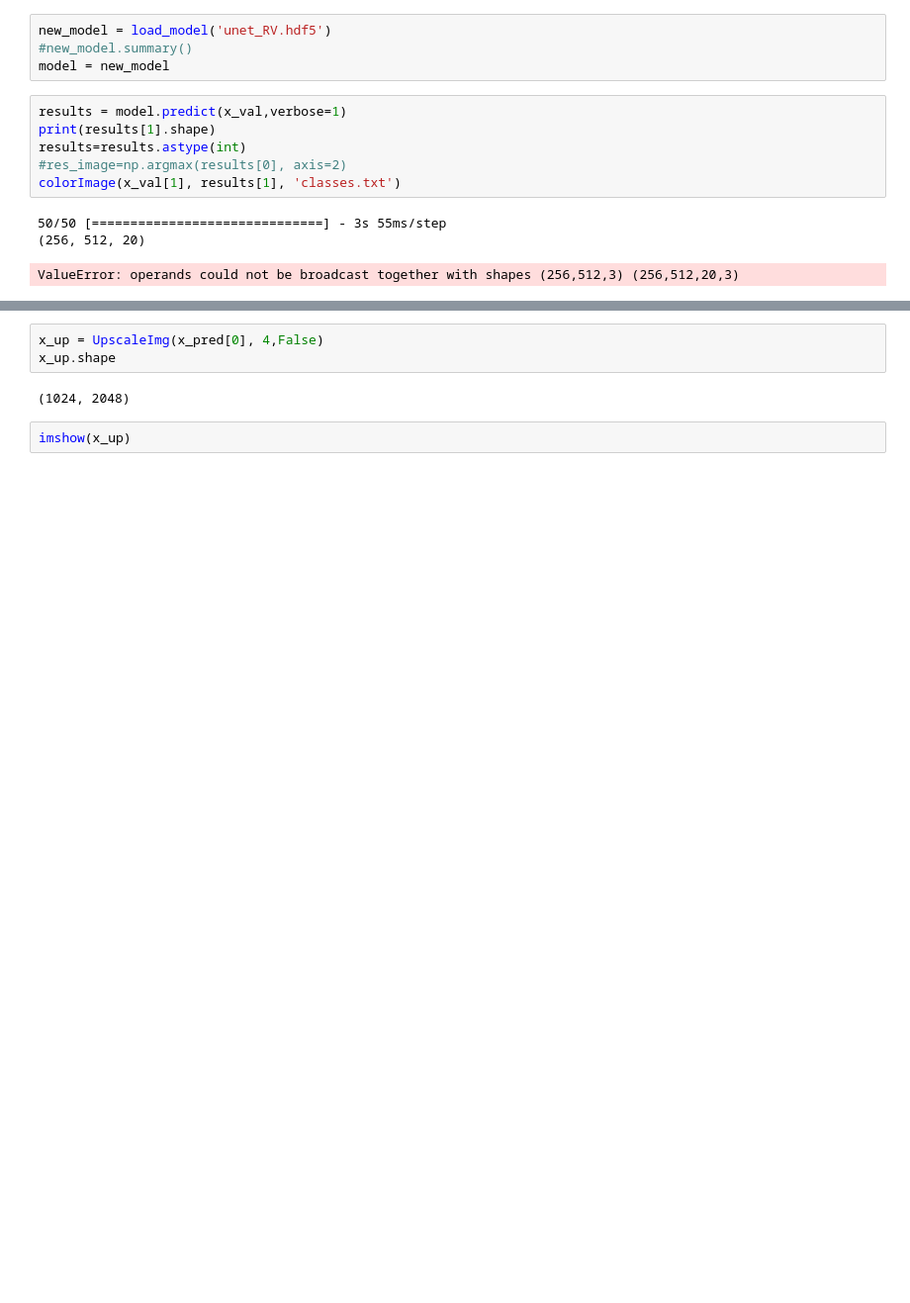
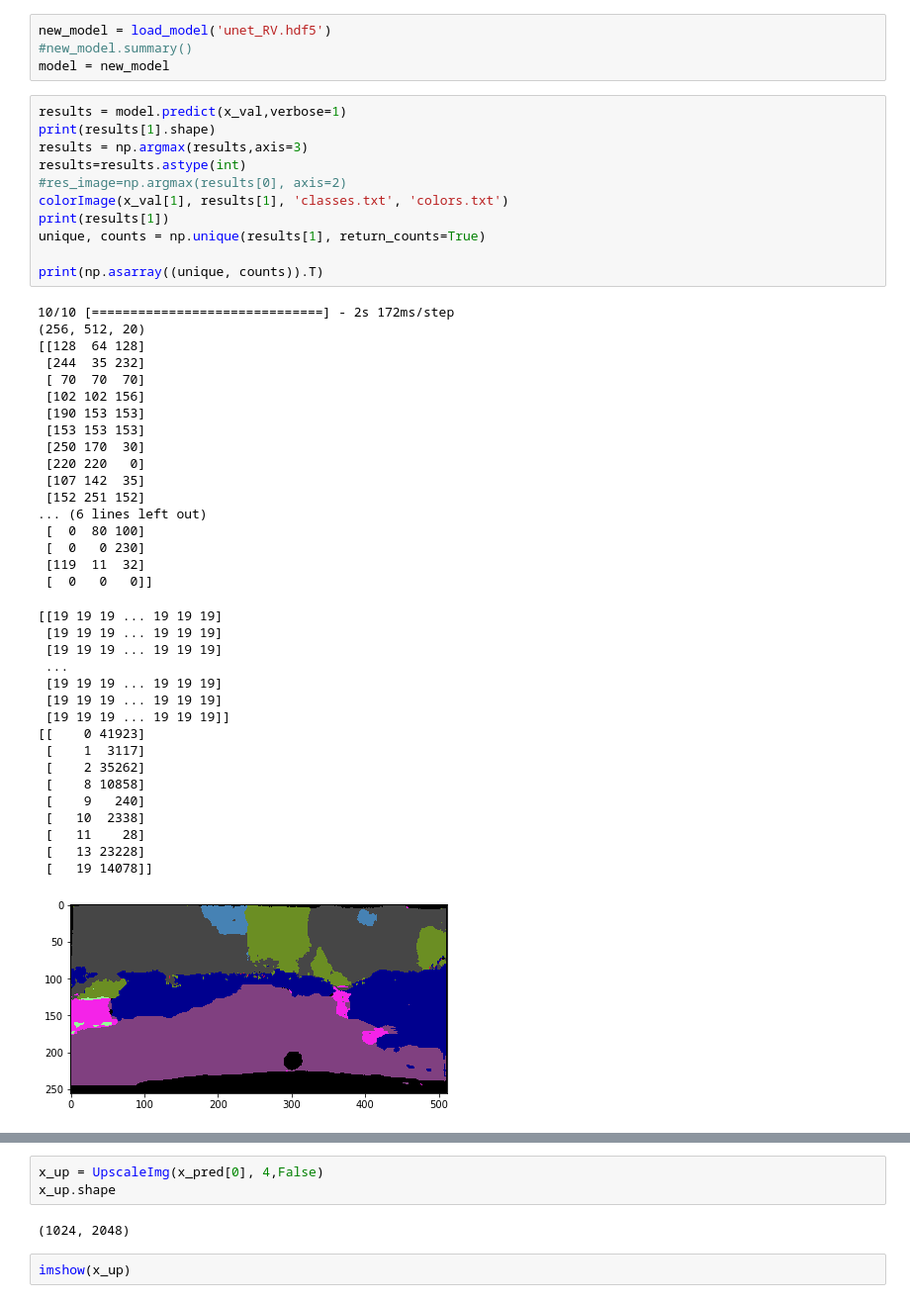
Before and after one commit to boberdober17/SiriusCV, a Jupyter notebook: CityScapesRV.ipynb, the cells around one changed output, grey strips where cells are left out. Shown at 99% size. Cells and saved outputs as stored; diff of their text form; blank space fills up the shorter version.

```diff
--- a/CityScapesRV.ipynb
+++ b/CityScapesRV.ipynb
@@ -139,13 +142,49 @@ model = new_model
 # %%
 results = model.predict(x_val,verbose=1)
 print(results[1].shape)
+results = np.argmax(results,axis=3)
 results=results.astype(int)
 #res_image=np.argmax(results[0], axis=2)
-colorImage(x_val[1], results[1], 'classes.txt')
+colorImage(x_val[1], results[1], 'classes.txt', 'colors.txt')
+print(results[1])
+unique, counts = np.unique(results[1], return_counts=True)
+
+print(np.asarray((unique, counts)).T)
 # %% [output]
-50/50 [==============================] - 3s 55ms/step
+10/10 [==============================] - 2s 172ms/step
 (256, 512, 20)
+[[128  64 128]
+ [244  35 232]
+ [ 70  70  70]
+ [102 102 156]
+ [190 153 153]
+ [153 153 153]
+ [250 170  30]
+ [220 220   0]
+ [107 142  35]
+ [152 251 152]
+... (6 lines left out)
+ [  0  80 100]
+ [  0   0 230]
+ [119  11  32]
+ [  0   0   0]]
-ValueError: operands could not be broadcast together with shapes (256,512,3) (256,512,20,3)
+[[19 19 19 ... 19 19 19]
+ [19 19 19 ... 19 19 19]
+ [19 19 19 ... 19 19 19]
+ ...
+ [19 19 19 ... 19 19 19]
+ [19 19 19 ... 19 19 19]
+ [19 19 19 ... 19 19 19]]
+[[    0 41923]
+ [    1  3117]
+ [    2 35262]
+ [    8 10858]
+ [    9   240]
+ [   10  2338]
+ [   11    28]
+ [   13 23228]
+ [   19 14078]]
+[figure, added]
 # %%
 x_pred=model.predict(x_val,verbose=1)
 x_pred = np.argmax(x_pred,axis=3)
```
Also changed, not shown: parts of 10 cells of this notebook, 2 other files.
